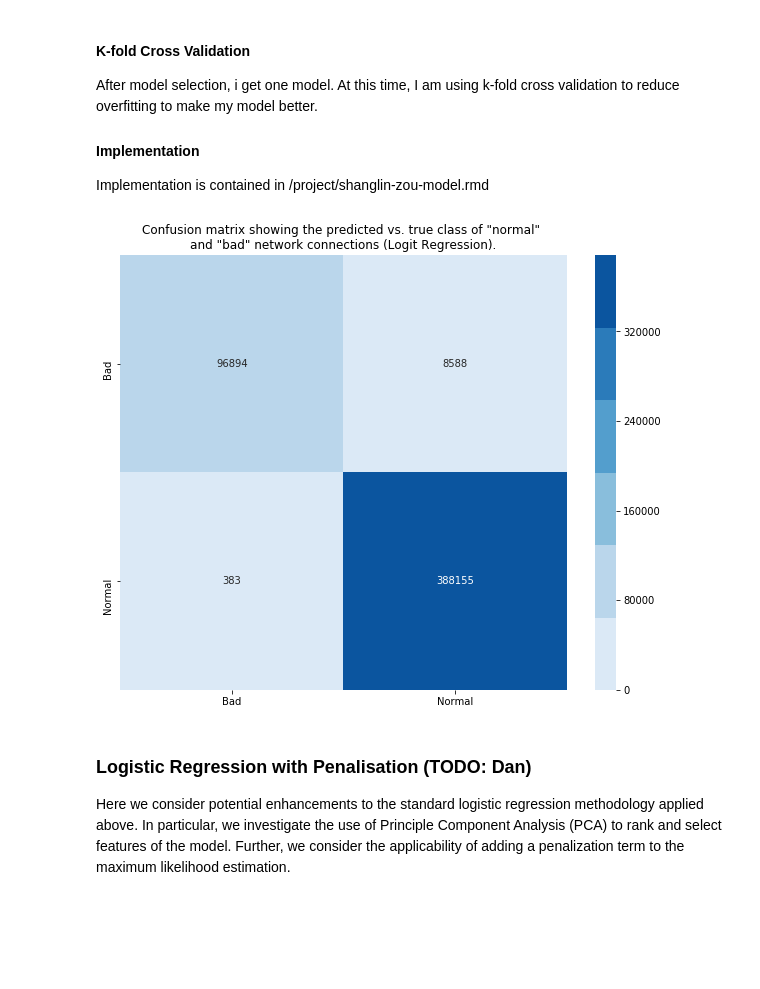
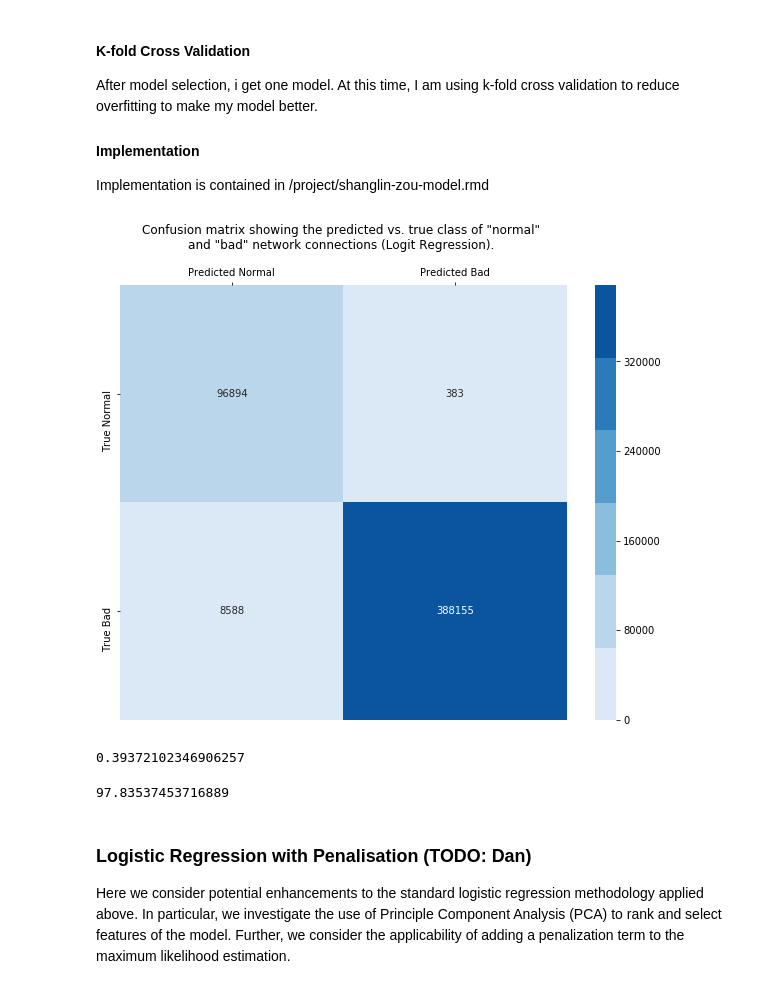
Before and after one commit to dj311/data-science-toolbox-2, a Jupyter notebook: project/report.ipynb, the cells around one changed output. Drawn from its saved outputs; the diff is of its cells as text; code cells hidden in the pictures; blank space fills up the shorter version.

```diff
--- a/project/report.ipynb
+++ b/project/report.ipynb
@@ -106,8 +81,8 @@ The code below provides a function to plot  and render a confusion matrix:
 def plot_confusion_matrix(confusion_matrix, model_name):
     confusion_matrix = pandas.DataFrame(
         data=confusion_matrix,
-        index=['Bad', 'Normal'],
-        columns=['Bad', 'Normal'],
+        index=['True Normal', 'True Bad'],
+        columns=['Predicted Normal', 'Predicted Bad'],
     )
 
     confusion_figure, confusion_axes = matplotlib.pyplot.subplots()
@@ -115,8 +90,9 @@ def plot_confusion_matrix(confusion_matrix, model_name):
     confusion_figure.set_size_inches(10, 8)
     confusion_axes.set_title(
         'Confusion matrix showing the predicted vs. true class of "normal" \n'
-        'and "bad" network connections ({}).'.format(model_name)
+        'and "bad" network connections ({}). \n\n'.format(model_name)
     )
+    confusion_axes.xaxis.tick_top()  # move x-axis labels to top of matrix
 
     seaborn.heatmap(
         confusion_matrix,
@@ -299,14 +289,22 @@ After model selection, i get one model. At this time, I am using k-fold cross va
 #### Implementation
 Implementation is contained in /project/shanglin-zou-model.rmd
 # %%
-logit_penalised_confusion_matrix = numpy.array([
-    [96894, 8588],
-    [383, 388155],
+logit_confusion_matrix = numpy.array([
+    [96894, 383],
+    [8588, 388155],
 ])
 # %%
-plot_confusion_matrix(logit_penalised_confusion_matrix, 'Logit Regression')
+plot_confusion_matrix(logit_confusion_matrix, 'Logit Regression')
 # %% [output]
-[figure, old version]
+[figure, new version]
+# %%
+false_positive_rate(logit_confusion_matrix)*100
+# %% [output]
+0.39372102346906257
+# %%
+sensitivity(logit_confusion_matrix)*100
+# %% [output]
+97.83537453716889
 # %% [markdown]
 ### Logistic Regression with Penalisation (TODO: Dan)
 
```
Also changed, not shown: parts of 29 cells of this notebook.
